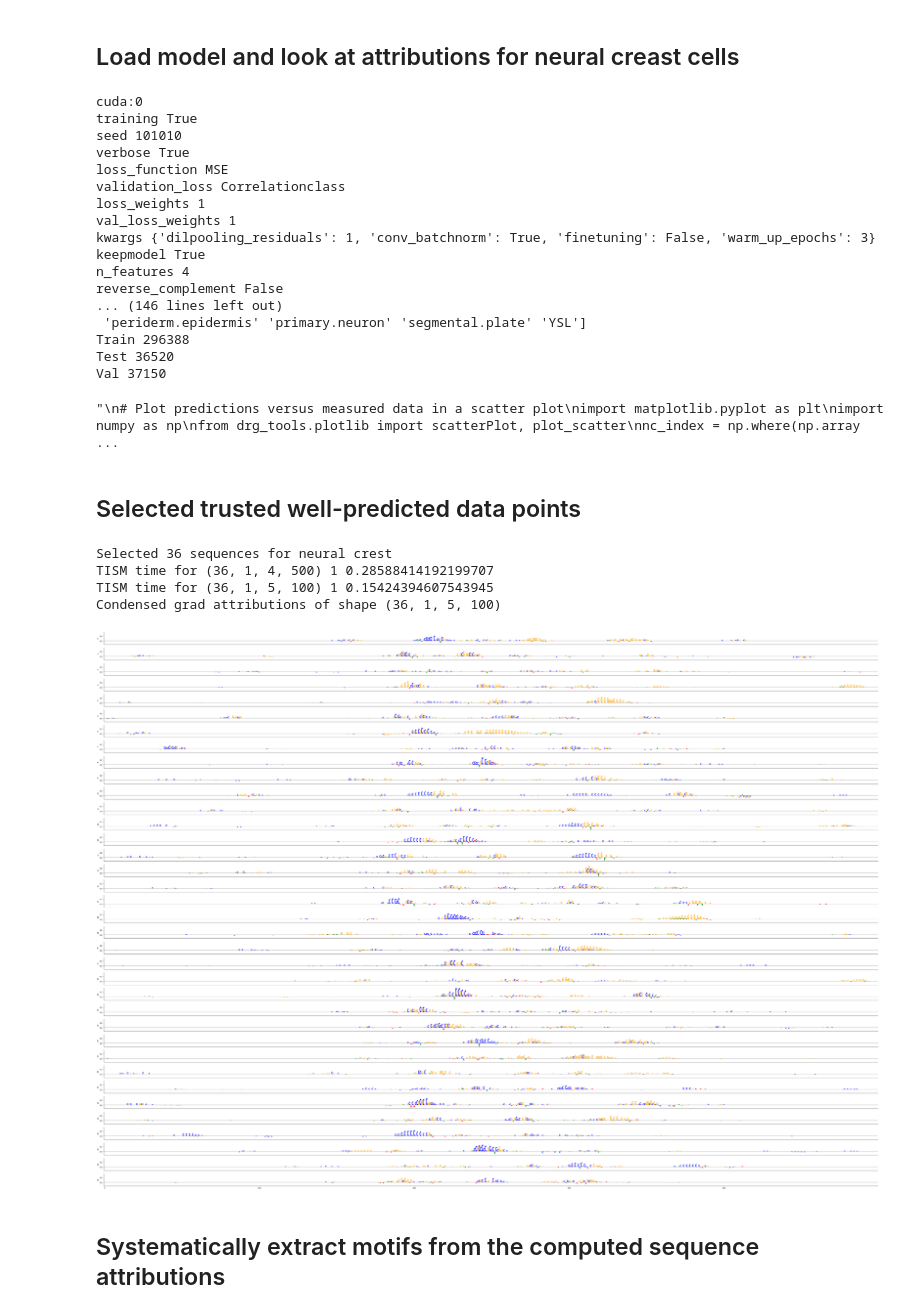
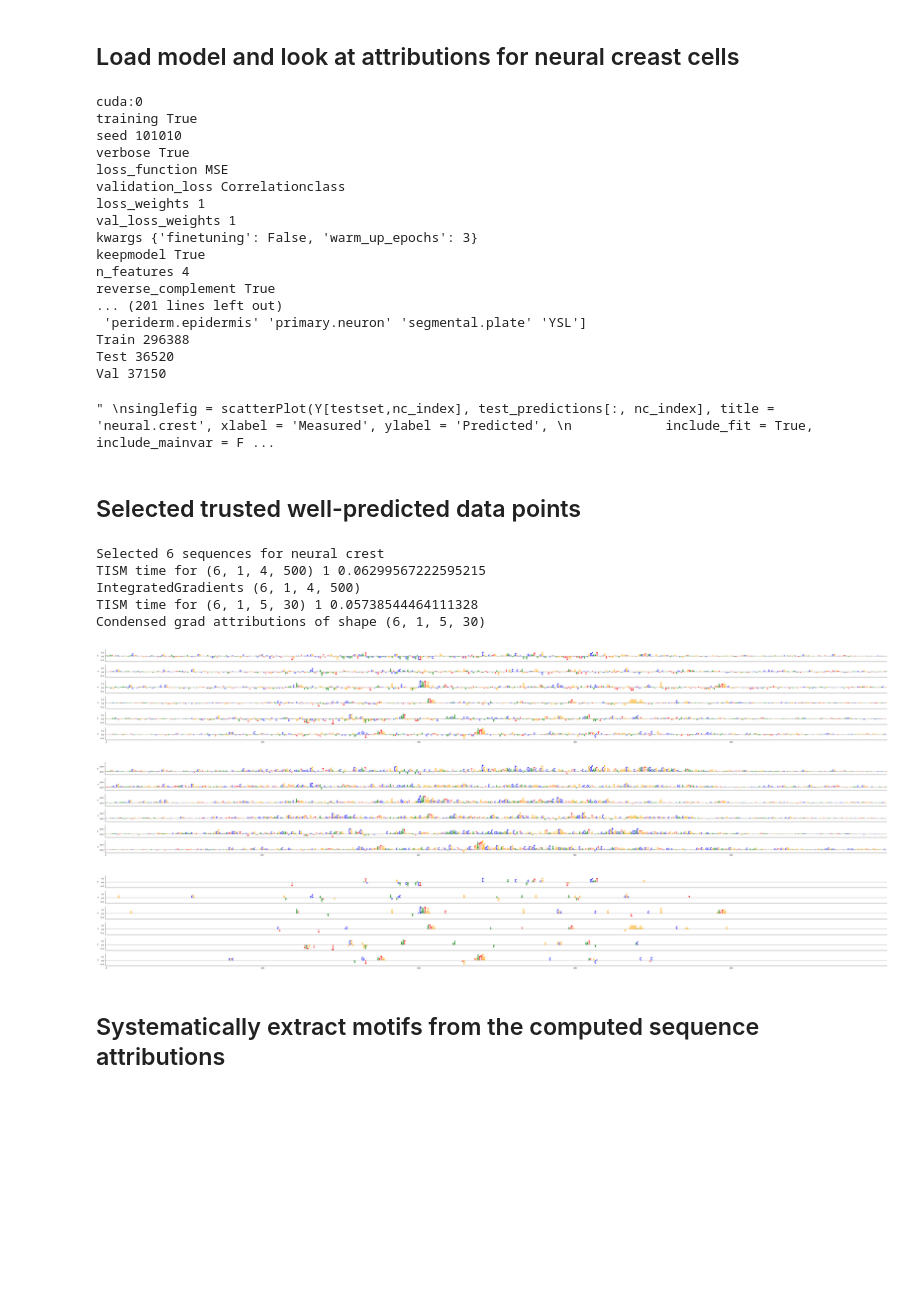
Before and after one commit to sasselab/DRG, a Jupyter notebook: examples/DRGpipeline.ipynb, the cells around one changed output. Saved outputs shown, nothing was run; the diff lists cells and outputs as text; code cells hidden in the pictures; blank space fills up the shorter version.

```diff
--- a/examples/DRGpipeline.ipynb
+++ b/examples/DRGpipeline.ipynb
@@ -425,7 +413,7 @@ data_dir = os.path.expanduser('~/CZS/Projects/ZebraFishDevelopment/')
 data_file = os.path.join(data_dir, data_stem) +'.qn.csv'
 
 output_path = os.path.expanduser('~/CZS/Projects/ZebraFishDevelopment/Models/')
-model_stem = 'psd.bulk.zfish_atac.10hpf.lg1x.qnonoh-cv10-0_MSEk300l19FfGELUmax2vlCosssft51_dc1i1d1-2-4-8-16s1l7r1_tc5dNoned1s1r1l7ma2nfc2s512fdo0.1tr5.1e-06SGD0.9bs128-F'
+model_stem = 'psd.bulk.zfish_atac.10hpf.lg1x.qnonohrcomp-cv10-0_MSEk300l19FfGELUmax2rcTvlCosssft51_dc5i1d1-2-4-8-16s1l7r1_tc5dNoned1s1r1l7ma2nfc2s512cbnoTfdo0.1tr5e-06SGD0.9bs128-F'
 
 # model training saved two files, one with the weights and biases (pth), and one with the arguments that defined the model architecture
 model_args = os.path.join(output_path, model_stem) +  '_model_params.dat'
@@ -468,13 +456,13 @@ print('Val', len(valset))
 
 # Make predictions with the model using
 test_predictions = batched_predict(model, X[testset], batchsize=128, device=device, shift_sequence=model.shift_sequence, random_shift=model.random_shift)
-'''
+
 # Plot predictions versus measured data in a scatter plot
 import matplotlib.pyplot as plt
 import numpy as np
 from drg_tools.plotlib import scatterPlot, plot_scatter
 nc_index = np.where(np.array(header) == 'neural.crest')[0][0]
-
+'''
 singlefig = scatterPlot(Y[testset,nc_index], test_predictions[:, nc_index], title = 'neural.crest', xlabel = 'Measured', ylabel = 'Predicted',
             include_fit = True, include_mainvar = False, diagonal = True, plot_axis = False,
             boxplot_x = None, boxplot_y = None, contour = True, pos_neg_contour = False,
@@ -485,9 +473,8 @@ singlefig = scatterPlot(Y[testset,nc_index], test_predictions[:, nc_index], titl
             add_text = None, yscale = None, ax = None, dpi = 200)
 
 allfig = plot_scatter(list(Y[testset].T), list(test_predictions.T), titles = header, xlabel = 'Measured', ylabel = 'Predicted',
-                      sizes = 2, contour = True, color_density = True, color = 'grey', lw = 0.)
+                      sizes = 2, contour = True, color_density = True, color = 'grey', lw = 0., legend = True)
 plt.show()
-
 '''
 # %% [output]
 cuda:0
@@ -498,16 +485,16 @@ loss_function MSE
 validation_loss Correlationclass
 loss_weights 1
 val_loss_weights 1
-kwargs {'dilpooling_residuals': 1, 'conv_batchnorm': True, 'finetuning': False, 'warm_up_epochs': 3}
+kwargs {'finetuning': False, 'warm_up_epochs': 3}
 keepmodel True
 n_features 4
-reverse_complement False
-... (146 lines left out)
+reverse_complement True
+... (201 lines left out)
  'periderm.epidermis' 'primary.neuron' 'segmental.plate' 'YSL']
 Train 296388
 Test 36520
 Val 37150
-"\n# Plot predictions versus measured data in a scatter plot\nimport matplotlib.pyplot as plt\nimport numpy as np\nfrom drg_tools.plotlib import scatterPlot, plot_scatter\nnc_index = np.where(np.array ...
+" \nsinglefig = scatterPlot(Y[testset,nc_index], test_predictions[:, nc_index], title = 'neural.crest', xlabel = 'Measured', ylabel = 'Predicted', \n            include_fit = True, include_mainvar = F ...
 # %% [markdown]
 ## Selected trusted well-predicted data points
 # %%
@@ -515,7 +502,8 @@ Val 37150
 import numpy as np
 nc_index = list(header).index('neural.crest')
 
-testmask = (np.abs(Y[testset,nc_index]-test_predictions[:, nc_index])<1.) & (test_predictions[:, nc_index] > 4.)
+# Select sequence with highest signal and close to measured
+testmask = (np.abs(Y[testset,nc_index]-test_predictions[:, nc_index])<1.) & (test_predictions[:, nc_index] > 6.2)
 print(f'Selected {int(np.sum(testmask))} sequences for neural crest')
 # indices of sequences
 selcted_indices = testset[testmask]
@@ -525,44 +513,64 @@ selected_sequences = X[selcted_indices]
 # Get the selected names
 selected_names = inputnames[selcted_indices]
 
-from drg_tools.interpret_cnn import takegrad, ism, deeplift
+from drg_tools.interpret_cnn import takegrad, ism, deeplift, captum_sequence_attributions
+
+# Confirm predictions
+#model.eval()
+#print(model.predict(selected_sequences))
 
 gradattr = takegrad(selected_sequences, model, tracks = nc_index, device=device, output='attributions')
 #deepliftattr = deeplift(selected_sequences, model, tracks = nc_index, device=device, output='attributions')
 #ismattr = ism(selected_sequences, model, tracks = nc_index, device=device, output='attributions')
-
+igattr = captum_sequence_attributions(selected_sequences, model, tracks = nc_index, attribution_method = 'IntegratedGradients',
+                                      basefreq = 0.25, batchsize = None, output = 'attributions')
 # plot the attributions
 import matplotlib.pyplot as plt
 from drg_tools.plotlib import plot_attribution_maps, correct_sparse_attributions
 # Change the dimension of attributions
 gradattr = np.transpose(gradattr[:,0], axes = (0,2,1))
-#figgrad = plot_attribution_maps(gradattr, seq = np.transpose(selected_sequences, axes = (0,2,1)), motifs = None, experiments = None,
+figgrad = plot_attribution_maps(gradattr, seq = np.transpose(selected_sequences, axes = (0,2,1)), motifs = None, experiments = None,
+                          vlim = None, unit = 0.15, ratio = 10, ylabel = None,
+                          xtick_range = None, barplot = None, heatmap = False)
+#figgradall = plot_attribution_maps(gradattr, seq = None, motifs = None, experiments = None,
 #                          vlim = None, unit = 0.15, ratio = 10, ylabel = None,
 #                          xtick_range = None, barplot = None, heatmap = False)
+
+# DEEPLIFT DOES NOT WORK FOR ALL MODEL ARCHITECTURES; ALWAYS CHECK WITH ISM
 #deepliftattr = np.transpose(deepliftattr[:,0], axes = (0,2,1))
 #figdl = plot_attribution_maps(deepliftattr, seq = np.transpose(selected_sequences, axes = (0,2,1)), motifs = None, experiments = None,
 #                          vlim = None, unit = 0.15, ratio = 10, ylabel = None,
 #                          xtick_range = None, barplot = None, heatmap = False)
 
 #ismattr = np.transpose(ismattr[:,0], axes = (0,2,1))
 #figism = plot_attribution_maps(ismattr, seq = np.transpose(selected_sequences, axes = (0,2,1)), motifs = None, experiments = None,
 #                          vlim = None, unit = 0.15, ratio = 10, ylabel = None,
 #                          xtick_range = None, barplot = None, heatmap = False)
 
+iggattr = np.transpose(igattr[:,0], axes = (0,2,1))
+figigg = plot_attribution_maps(iggattr, seq = np.transpose(selected_sequences, axes = (0,2,1)), motifs = None, experiments = None,
+                          vlim = None, unit = 0.15, ratio = 10, ylabel = None,
+                          xtick_range = None, barplot = None, heatmap = False)
+
 # To save memory or disc space, we can also tell the algorithms to return only the highest 100 positions
-gradattrtop = takegrad(selected_sequences, model, tracks = nc_index, device=device, output='attributions', top = 100)
+gradattrtop = takegrad(selected_sequences, model, tracks = nc_index, device=device, output='attributions', top = 30)
 print(f'Condensed grad attributions of shape {gradattrtop.shape}')
 # Before plotting, we need to undense this attribution format, and use zeros where nothing was saved.
 gradattrtopvis = correct_sparse_attributions(np.transpose(gradattrtop[:,0], axes = (0,2,1)), n_channels = 4, l_seq = 500)
 figgradtop = plot_attribution_maps(gradattrtopvis, seq = np.transpose(selected_sequences, axes = (0,2,1)), motifs = None, experiments = None,
                           vlim = None, unit = 0.15, ratio = 10, ylabel = None,
                           xtick_range = None, barplot = None, heatmap = False)
+
+
 plt.show()
 # %% [output]
-Selected 36 sequences for neural crest
-TISM time for (36, 1, 4, 500) 1 0.28588414192199707
-TISM time for (36, 1, 5, 100) 1 0.15424394607543945
-Condensed grad attributions of shape (36, 1, 5, 100)
+Selected 6 sequences for neural crest
+TISM time for (6, 1, 4, 500) 1 0.06299567222595215
+IntegratedGradients (6, 1, 4, 500)
+TISM time for (6, 1, 5, 30) 1 0.05738544464111328
+Condensed grad attributions of shape (6, 1, 5, 30)
-[figure, old version]
+[figure, new version]
+[figure, added]
+[figure, added]
 # %% [markdown]
 ## Systematically extract motifs from the computed sequence attributions
```
Also changed, not shown: parts of 14 cells of this notebook, 3 other files.
